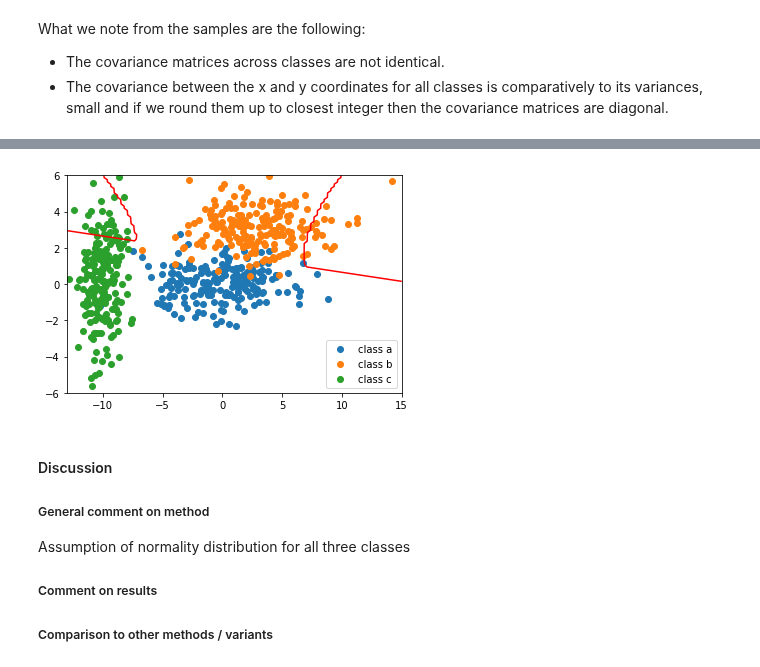
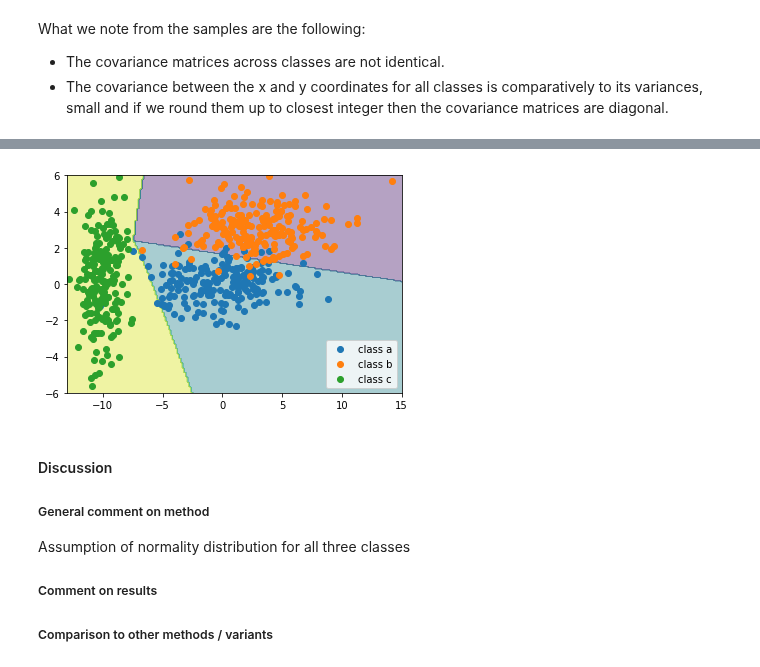
Before and after one commit to Andrea-Oliveri/Image-Processing-Assignements, a Jupyter notebook: Labs/lab_03_classification.ipynb, the cells around one changed output, grey strips where cells are left out. Saved outputs shown, nothing was run; the diff lists cells and outputs as text; code cells hidden in the pictures.

Commit message:
colored map classification

```diff
--- a/Labs/lab_03_classification.ipynb
+++ b/Labs/lab_03_classification.ipynb
@@ -274,10 +239,41 @@ D = np.asarray(D)
-# %%
-plt.contour(X, Y, D, [0], colors = 'r', linestyles = 'solid')
-
-plt.scatter(a[:,0],a[:,1],label='class a')
-plt.scatter(b[:,0],b[:,1],label='class b')
-plt.scatter(c[:,0],c[:,1],label='class c')
-plt.legend()
-plt.show()
-# %% [output]
-[figure, removed]
+# %%
+def classify_bayes(X):
+    # (X) 1 datapoint
+    # a -> 0 | b -> 1 | c -> 2
+    x,y = X
+    f = d1(x,y)
+    g = d2(x,y)
+    h = d3(x,y)
+
+    if f >= 0:
+        if g >= 0:
+            return 0
+        else:
+            return 2
+    else:
+        if h >= 0:
+            return 1
+        else:
+            return 2
+# %%
+xmin = floor(np.min([np.max(a[:,0]),np.min(b[:,0]),np.min(c[:,0])]))
+xmax = ceil(np.max([np.max(a[:,0]),np.max(b[:,0]),np.max(c[:,0])]))
+ymin = floor(np.min([np.min(a[:,1]),np.min(b[:,1]),np.min(c[:,1])]))
+ymax = ceil(np.max([np.max(a[:,1]),np.max(b[:,1]),np.max(c[:,1])]))
+
+resolution_mesh = 200
+xlist = np.linspace(xmin, xmax, resolution_mesh) # Create 1-D arrays for x,y dimensions
+ylist = np.linspace(ymin, ymax, resolution_mesh)
+
+X,Y = np.meshgrid(xlist, ylist) # Create 2-D grid xlist,ylist values
+class_ab = np.asarray([classify_bayes(np.array(x)) for x in np.c_[X.ravel(),Y.ravel()]])
+class_ab = class_ab.reshape(X.shape)
+plt.contourf(X,Y,class_ab,alpha = 0.4)
+
+plt.scatter(a[:,0],a[:,1],label='class a')
+plt.scatter(b[:,0],b[:,1],label='class b')
+plt.scatter(c[:,0],c[:,1],label='class c')
+plt.legend()
+plt.show()
+# %% [output]
+[figure, added]
```
Also changed, not shown: parts of 11 cells of this notebook.
